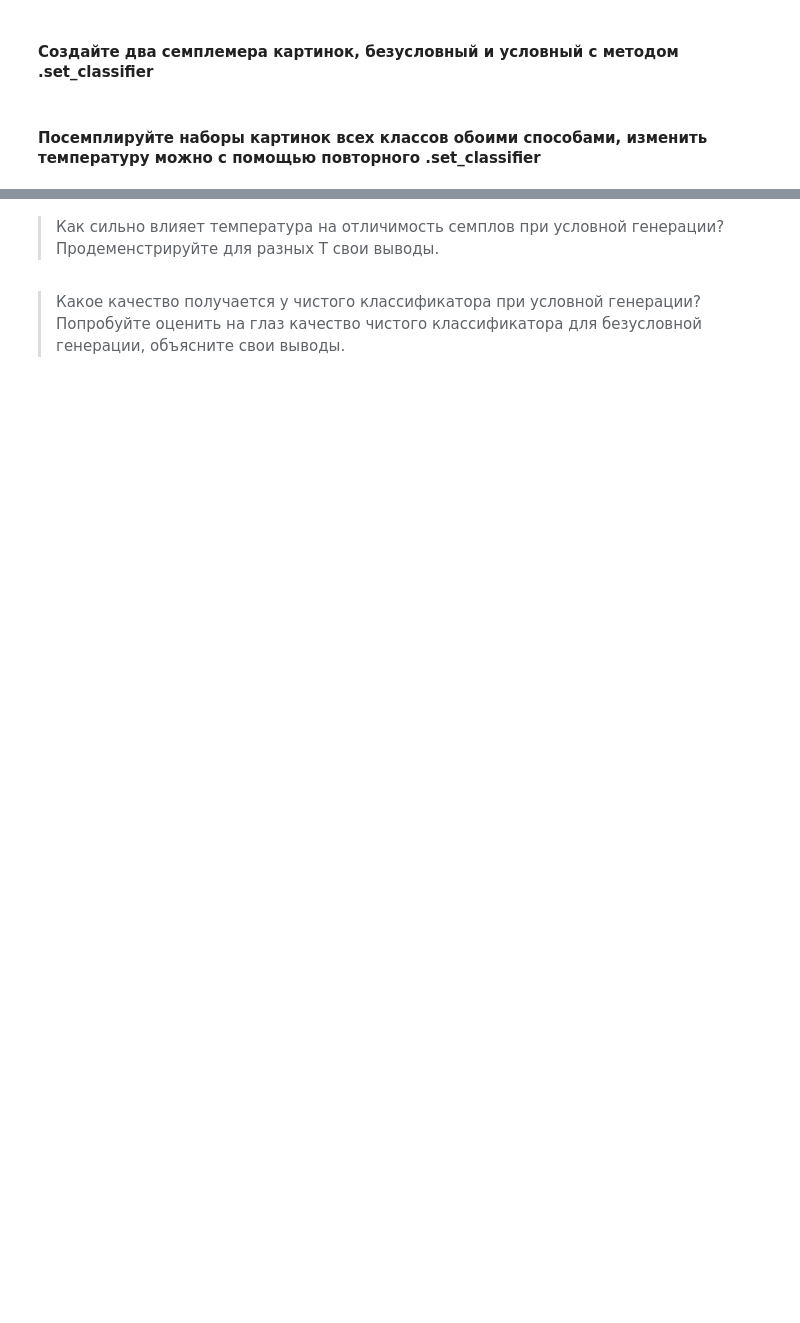
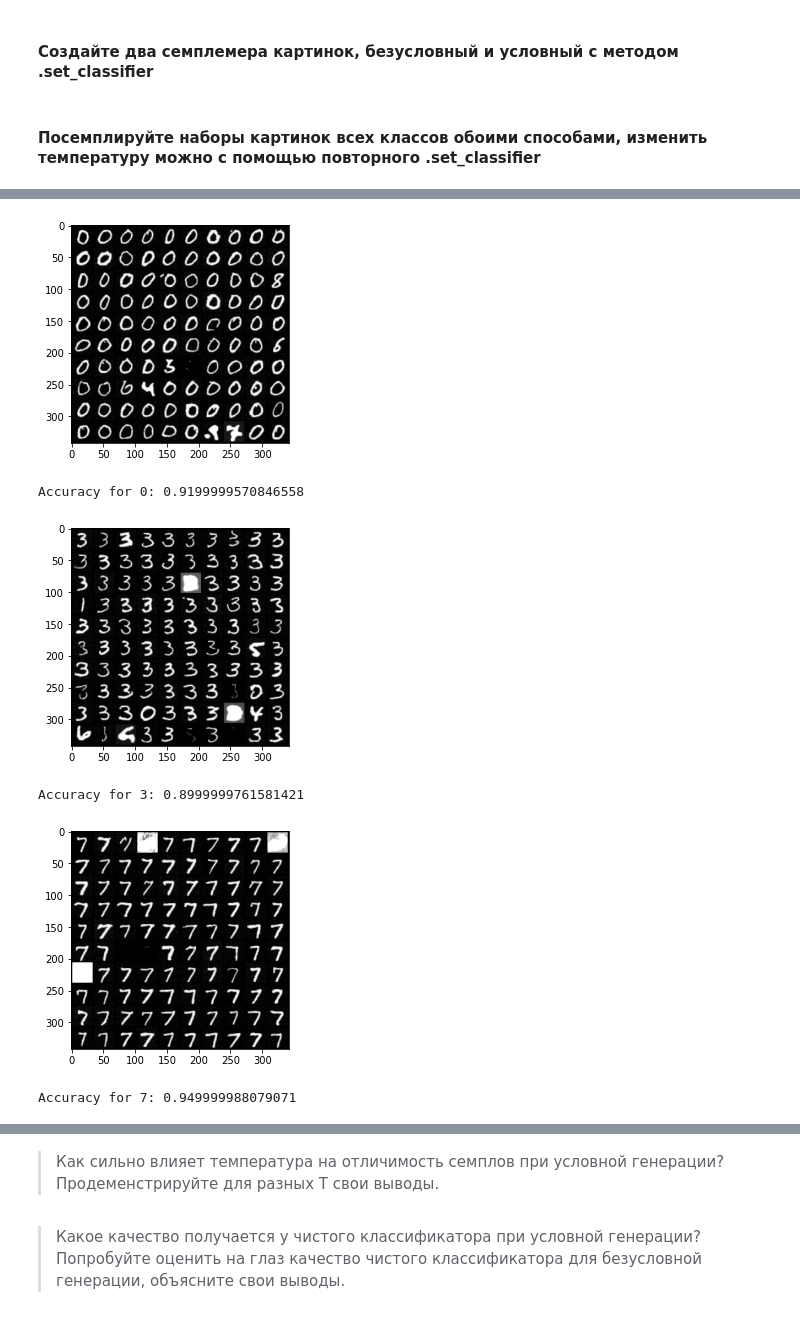
Before and after one commit to Tikhon239/HSE, a Jupyter notebook: BayesML/DDPM/conditional_sampling.ipynb, the cells around one changed output, grey strips where cells are left out. Drawn from its saved outputs; the diff is of its cells as text; code cells hidden in the pictures; blank space fills up the shorter version.

```diff
--- a/BayesML/DDPM/conditional_sampling.ipynb
+++ b/BayesML/DDPM/conditional_sampling.ipynb
@@ -178,3 +179,10 @@ csampler(labels)
 # %%
-csampler.calc_acc([0])
+csampler.calc_acc([0, 3, 7])
+# %% [output]
+[figure, added]
+Accuracy for 0: 0.9199999570846558
+[figure, added]
+Accuracy for 3: 0.8999999761581421
+[figure, added]
+Accuracy for 7: 0.949999988079071
 # %%
```
Also changed, not shown: parts of 10 cells of this notebook.
